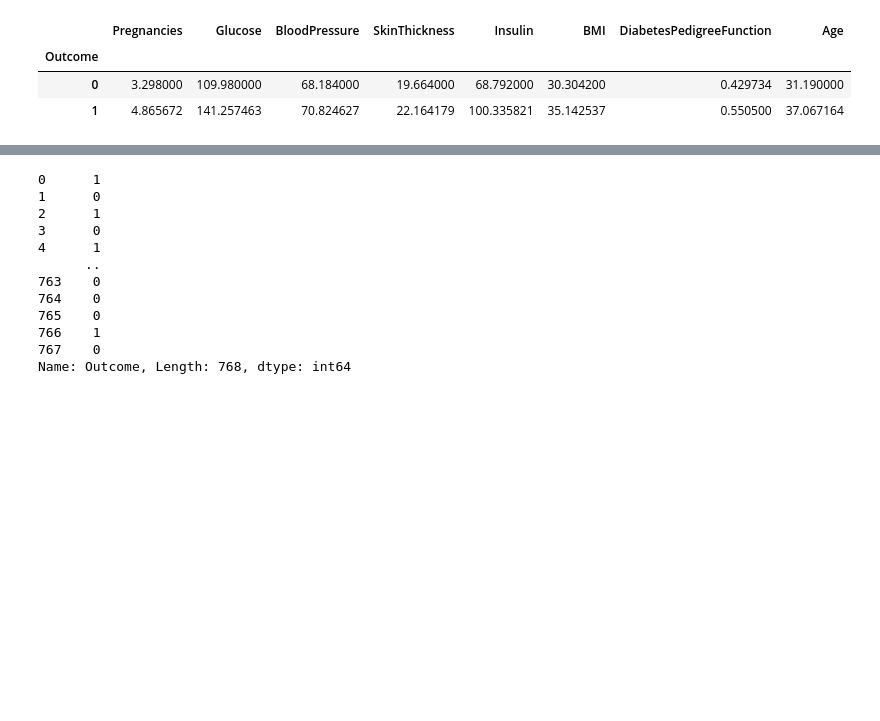
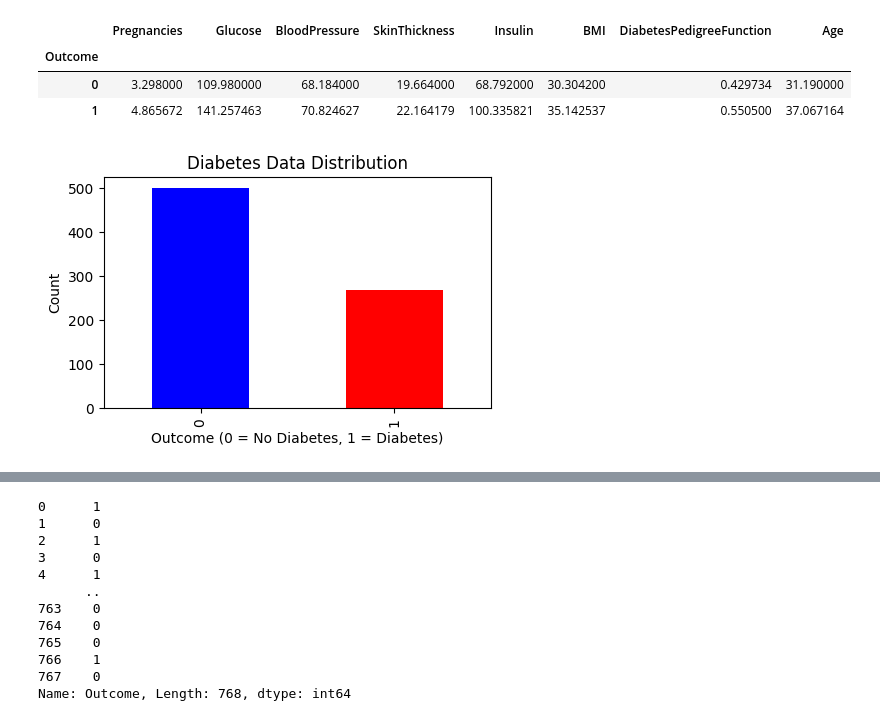
Before and after one commit to nishantCodes123/Automation-scripts, a Jupyter notebook: Diabetes_Project.ipynb, the cells around one changed output, grey strips where cells are left out. Cells and saved outputs as stored; diff of their text form; code cells hidden in the pictures; blank space fills up the shorter version.

```diff
--- a/Diabetes_Project.ipynb
+++ b/Diabetes_Project.ipynb
@@ -16,5 +18,5 @@ Saving diabetes.csv to diabetes (1).csv
 # %%
-diabetes=pd.read_csv('diabetes.csv')
+diabetes=pd.read_csv('diabetes (1).csv')
 diabetes
 # %% [output]
 |  | Pregnancies | Glucose | BloodPressure | SkinThickness | Insulin | BMI | DiabetesPedigreeFunction | Age | ... |
@@ -67,3 +71,13 @@ diabetes.groupby('Outcome').mean()
 | Outcome |  |  |  |  |  |  |  |  |
 | 0 | 3.298000 | 109.980000 | 68.184000 | 19.664000 | 68.792000 | 30.304200 | 0.429734 | 31.190000 |
 | 1 | 4.865672 | 141.257463 | 70.824627 | 22.164179 | 100.335821 | 35.142537 | 0.550500 | 37.067164 |
+# %%
+import matplotlib.pyplot as plt
+plt.figure(figsize=(5,3))
+diabetes['Outcome'].value_counts().plot(kind='bar', color=['blue', 'red'])
+plt.title("Diabetes Data Distribution")
+plt.xlabel("Outcome (0 = No Diabetes, 1 = Diabetes)")
+plt.ylabel("Count")
+plt.show()
+# %% [output]
+[figure, added]
```
Also changed, not shown: parts of 7 cells of this notebook.
